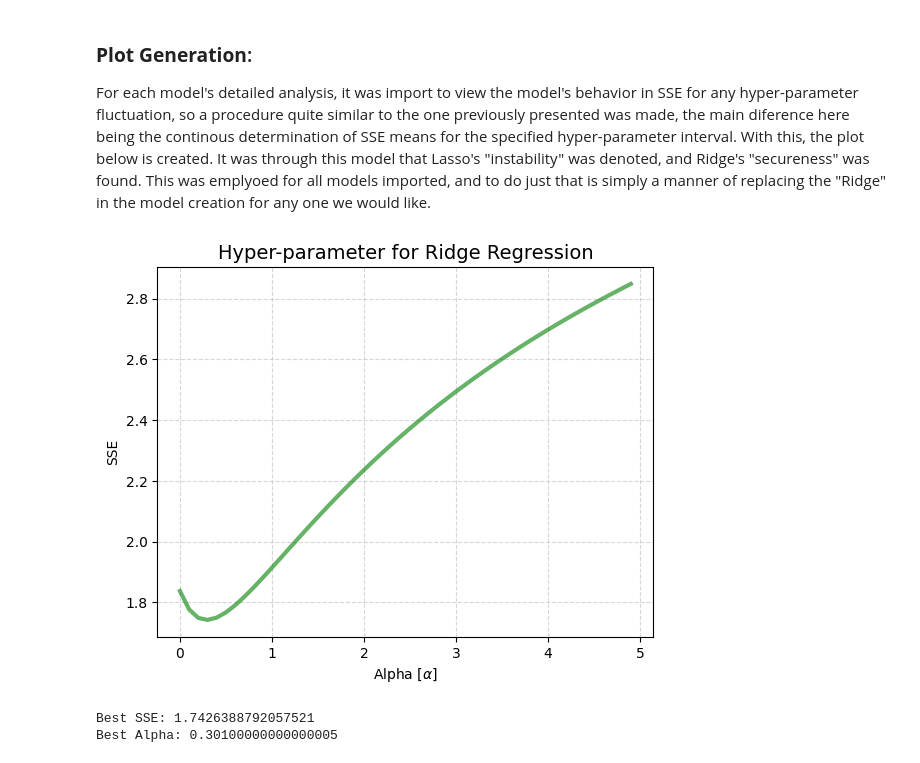
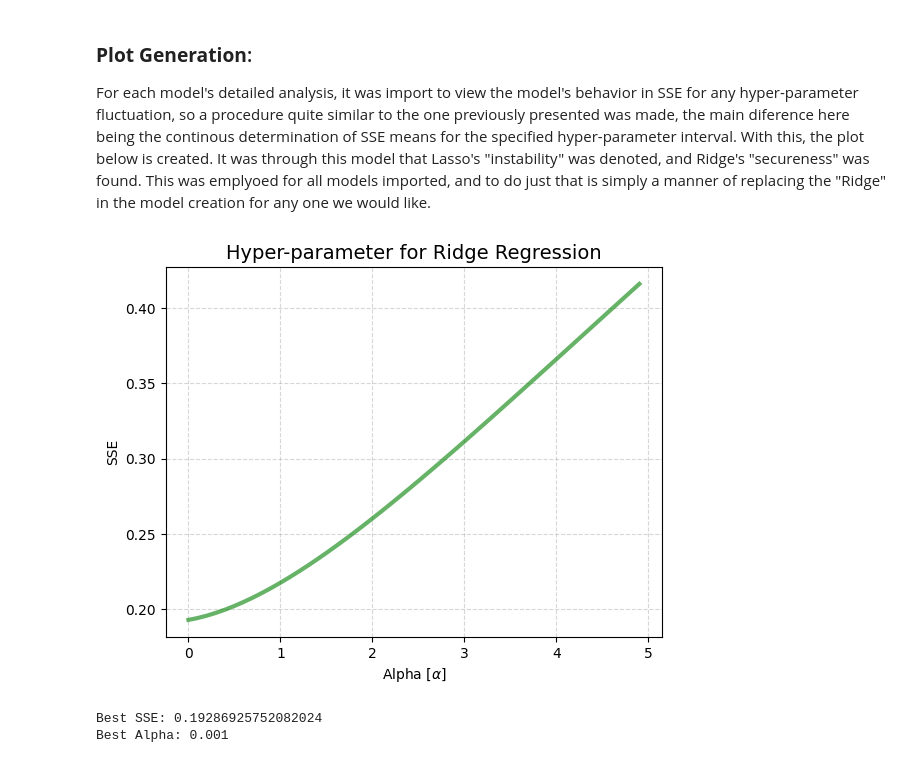
Before and after one commit to FilipeJInacio/ML, a Jupyter notebook: task2/task2.ipynb, the cells around one changed output. Cells and saved outputs as stored; diff of their text form; code cells hidden in the pictures.

```diff
--- a/task2/task2.ipynb
+++ b/task2/task2.ipynb
@@ -16,9 +16,9 @@ from sklearn.model_selection import cross_validate, cross_val_score, GridSearchC
 Input files are loaded into variables *x*, *y* and *x_project*, this last one being from the *x_test* file. Commented below is a subset of code that performs outlier removal of two points who in a previous analysis were thought to be harmful for our model. But later these points did appear to have a degree of importance, especially due to them being similar to a couple of points in the testing samples. What is not commented, is the removal of four features from x_train and x_test, these same features from analysis through lasso revealed to be a little bit harmful to the SSE of our model. Thus, removing said dimensions improves our accuracy while still keeping our model structured and secure.
 # %%
 # Load data
-x = np.load("X_train_regression1.npy")
-y = np.load("y_train_regression1.npy")
-x_project = np.load("X_test_regression1.npy")
+x = np.load("model2_x.npy")
+y = np.load("model2_y.npy")
+# x_project = np.load("X_test_regression1.npy")
 
 # Outlier removal (not used in final implementation, but tested)
 # x = np.delete(x, 9, 0)
@@ -27,15 +27,15 @@ x_project = np.load("X_test_regression1.npy")
 # y = np.delete(y, 7, 0)
 
 # Feature Removal
-x = np.delete(x, 0, 1)
-x = np.delete(x, 3, 1)
-x = np.delete(x, 5, 1)
-x = np.delete(x, 5, 1)
+# x = np.delete(x, 0, 1)
+# x = np.delete(x, 3, 1)
+# x = np.delete(x, 5, 1)
+# x = np.delete(x, 5, 1)
 
-x_project = np.delete(x_project, 0, 1)
-x_project = np.delete(x_project, 3, 1)
-x_project = np.delete(x_project, 5, 1)
-x_project = np.delete(x_project, 5, 1)
+# x_project = np.delete(x_project, 0, 1)
+# x_project = np.delete(x_project, 3, 1)
+# x_project = np.delete(x_project, 5, 1)
+# x_project = np.delete(x_project, 5, 1)
 # %% [markdown]
 ### **Grid Search Method**:
 
@@ -162,35 +170,35 @@ for i in range(len(num_iterations)):
         sse = (np.linalg.norm(y_test - ridge_model.predict(X_test))) ** 2
 
         # Display SSE for each iteration
         # print(f'SSE for alpha {j}: {sse} (iteration {i})')
 
         # Save SSE value in list
         scores[i].append(sse)
 
 index_alpha = alphas_plot
 for i, alpha in enumerate(alphas_plot):
     # SSE Mean Calculation
     list_sse.append(np.mean([scores[j][i] for j in range(len(num_iterations))]))
 
 # Plot Parameters
 plt.plot(index_alpha, list_sse, color="green", linewidth=3, alpha=0.6)
 plt.xlabel(r"Alpha [$\alpha$]")
 plt.ylabel(r"SSE")
 plt.title(r"Hyper-parameter for Ridge Regression", fontsize=14)
 plt.grid(linestyle = '--', alpha=0.5)
 plt.show()
 
 # Minimum SSE Value
 min_value = min(list_sse)
 print(f'Best SSE: {min_value}')
 
 # Best Hyper-parameter
 print(f'Best Alpha: {index_alpha[list_sse.index(min_value)]}')
 
 # Lists saved into .txt files for the final MatLab plots (as seen in the final report!)
-np.savetxt('x.txt', index_alpha, fmt='%f')
-np.savetxt('y.txt', list_sse, fmt='%f')
+# np.savetxt('x.txt', index_alpha, fmt='%f')
+# np.savetxt('y.txt', list_sse, fmt='%f')
 # %% [output]
-[figure, old version]
+[figure, new version]
-Best SSE: 1.7426388792057521
-Best Alpha: 0.30100000000000005
+Best SSE: 0.19286925752082024
+Best Alpha: 0.001
```
Also changed, not shown: parts of 3 cells of this notebook, 7 other files.
